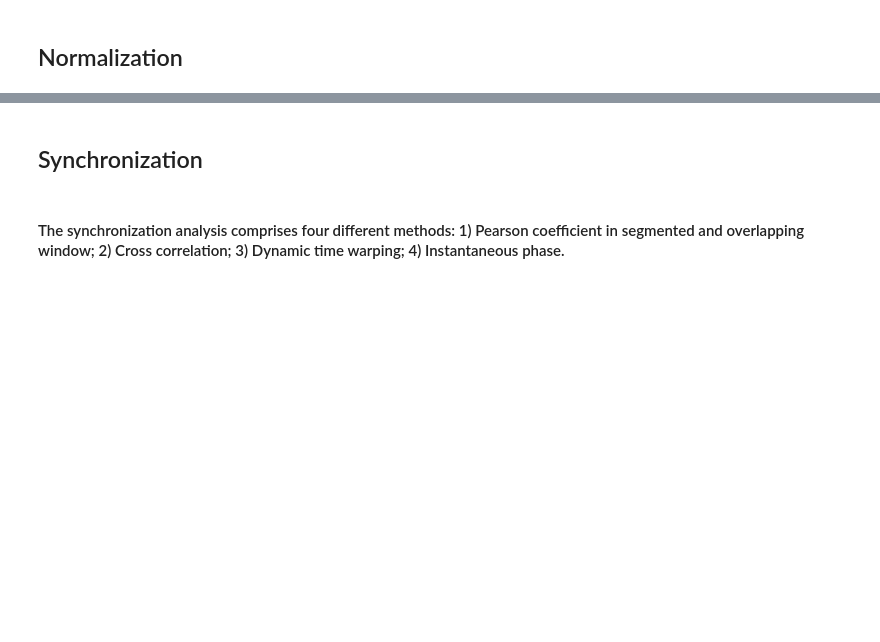
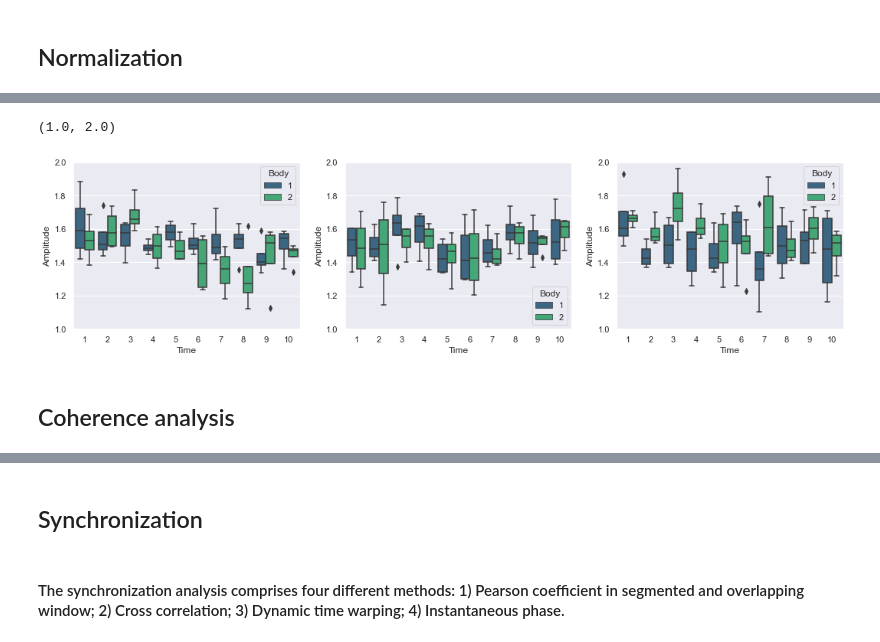
Before and after one commit to luisilva-pro/PhysioOper, a Jupyter notebook: Breath.ipynb, the cells around one changed output, grey strips where cells are left out. Cells and saved outputs as stored; diff of their text form; code cells hidden in the pictures; blank space fills up the shorter version.

```diff
--- a/Breath.ipynb
+++ b/Breath.ipynb
@@ -149,0 +252,42 @@ for ii in range(0, len(comp_resp)):
+# %%
+amplitude = np.array(amplitude)
+amplitude_df = amplitude.reshape(len(amplitude)*10)
+# %%
+sub = np.repeat(np.linspace(1,subj,subj).astype(int), 60)
+body_part_v = np.repeat([1,2], 10)
+body_part = np.tile(body_part_v, 12)
+time = np.tile(np.linspace(1,10,10).astype(int), 24)
+trial_v = np.repeat([1,2,3], 20)
+trial = np.tile(trial_v, 4)
+
+amp_df = {'Id': sub, 'Trial': trial, 'Time': time, 'Body': body_part, 'Amplitude': amplitude_df}
+amp_df = pd.DataFrame(amp_df)
+# %%
+plt.figure(figsize=[18,4])
+
+plt.subplot(1,3,1)
+sns.boxplot(y='Amplitude', x='Time',
+            data=amp_df[amp_df['Trial']==1],
+            palette="viridis",
+            hue='Body')
+
+plt.ylim([1,2])
+
+plt.subplot(1,3,2)
+sns.boxplot(y='Amplitude', x='Time',
+            data=amp_df[amp_df['Trial']==2],
+            palette="viridis",
+                 hue='Body')
+plt.ylim([1,2])
+
+plt.subplot(1,3,3)
+sns.boxplot(y='Amplitude', x='Time',
+            data=amp_df[amp_df['Trial']==3],
+            palette="viridis",
+            hue='Body')
+plt.ylim([1,2])
+# %% [output]
+(1.0, 2.0)
+[figure, added]
+# %% [markdown]
+## Coherence analysis
```
Also changed, not shown: parts of 31 cells of this notebook, 4 other files.
